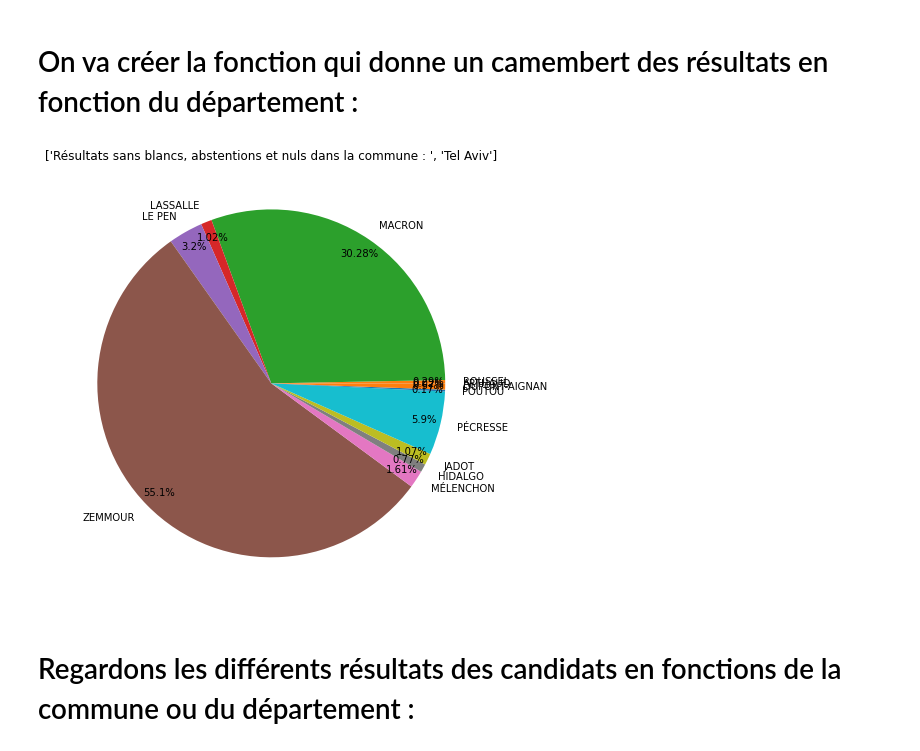
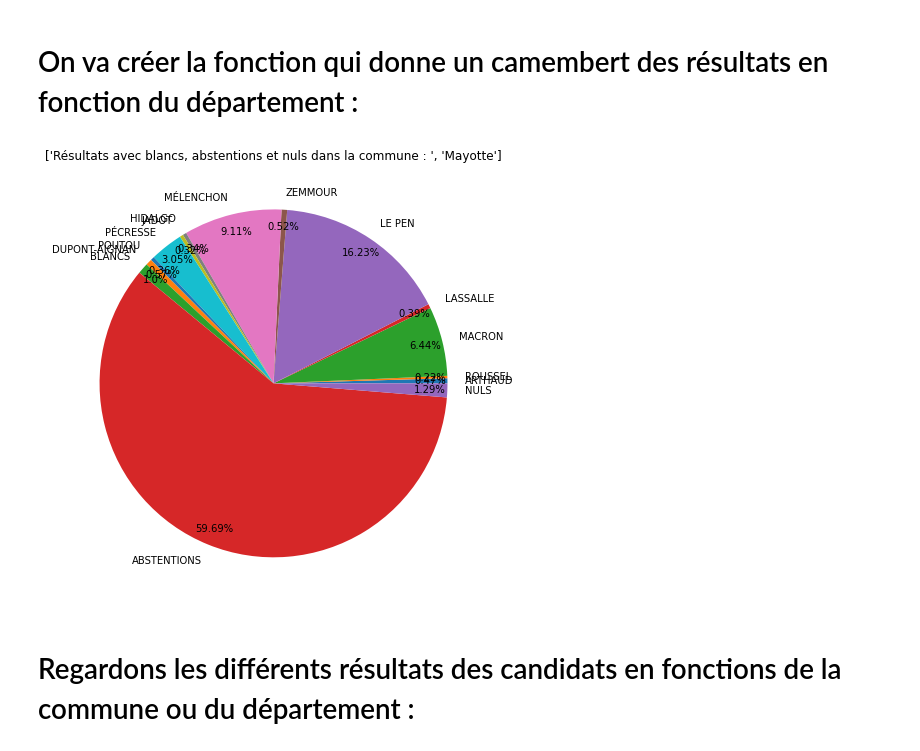
Before and after one commit to BaderEK/AnalyseDeDonnees, a Jupyter notebook: Groupe 2/Groupe 2/rendu.ipynb, the cells around one changed output. Drawn from its saved outputs; the diff is of its cells as text; code cells hidden in the pictures.

```diff
--- a/Groupe 2/Groupe 2/rendu.ipynb
+++ b/Groupe 2/Groupe 2/rendu.ipynb
@@ -196,14 +196,14 @@ def camembertCommObs(Obs, Abs):
         plt.title(label=['Résultats sans blancs, abstentions et nuls dans la commune : ', Obs])
         plt.show()
 # %%
-depObs = 'Français établis hors de France'
-commObs = 'Tel Aviv'
-AbsBlancNul = False
+depObs = 'Mayotte'
+commObs = 'Alger'
+AbsBlancNul = True
 
-#camembertDepObs(depObs, AbsBlancNul)
-camembertCommObs(commObs, AbsBlancNul)
+camembertDepObs(depObs, AbsBlancNul)
+#camembertCommObs(commObs, AbsBlancNul)
 # %% [output]
-[figure, old version]
+[figure, new version]
 # %% [markdown]
 # Regardons les différents résultats des candidats en fonctions de la commune ou du département :
 # %%
```
Also changed, not shown: parts of 2 cells of this notebook.
